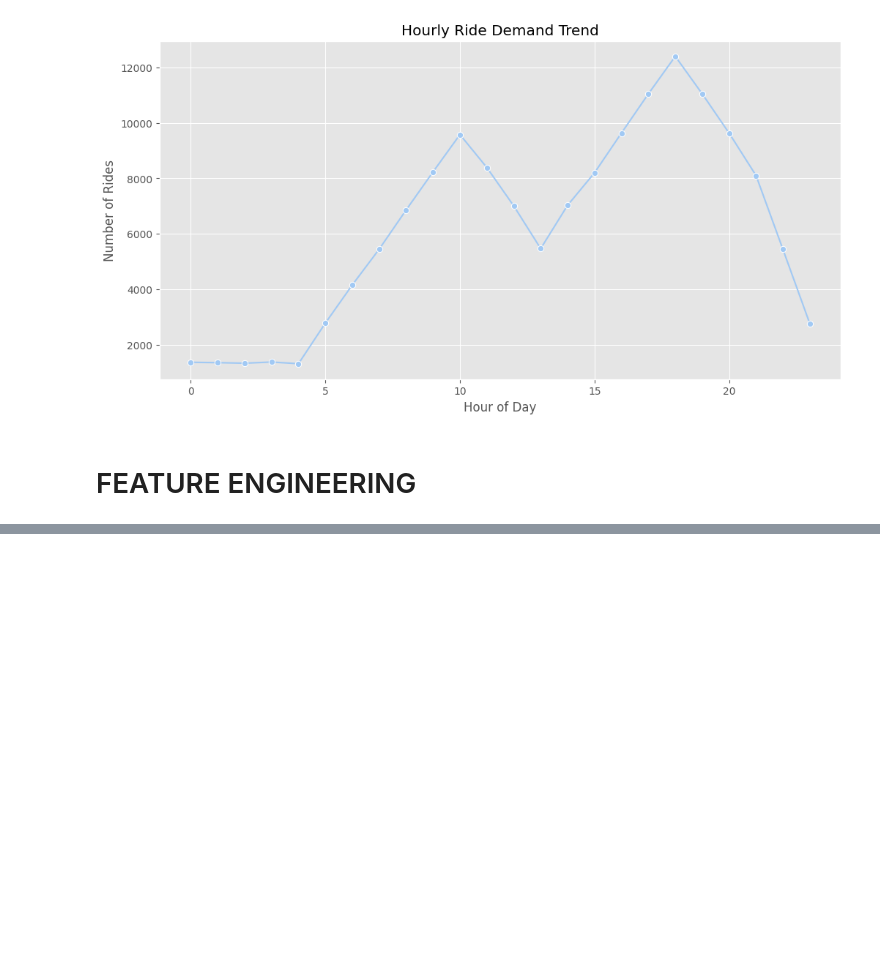
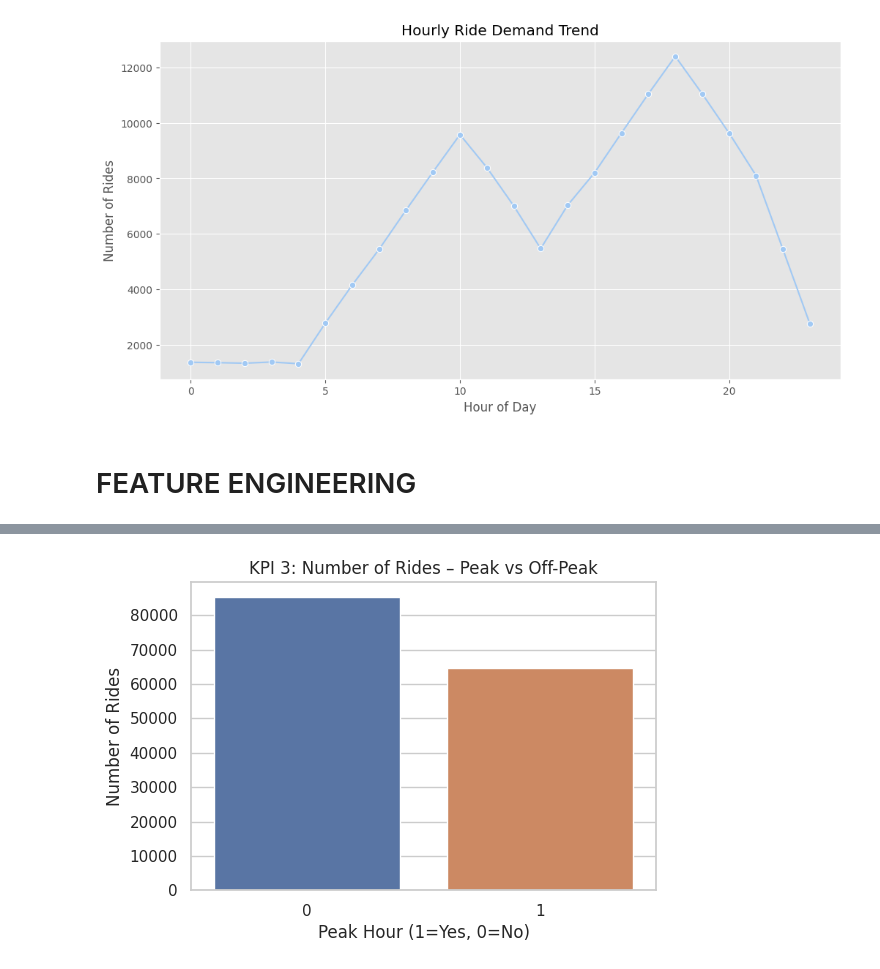
Before and after one commit to EZZY619/kaggle-notebooks-portfolio, a Jupyter notebook: uberdataset.ipynb, the cells around one changed output, grey strips where cells are left out. Saved outputs shown, nothing was run; the diff lists cells and outputs as text; code cells hidden in the pictures; blank space fills up the shorter version.

```diff
--- a/uberdataset.ipynb
+++ b/uberdataset.ipynb
@@ -403,0 +419,13 @@ plt.show()
+# %%
+# Peak vs Off-Peak Rides
+plt.figure(figsize=(6,4))
+sns.countplot(
+    x="Peak_Hour",
+    data=df
+)
+plt.title("KPI 3: Number of Rides – Peak vs Off-Peak")
+plt.xlabel("Peak Hour (1=Yes, 0=No)")
+plt.ylabel("Number of Rides")
+plt.show()
+# %% [output]
+[figure, added]
```
Also changed, not shown: parts of 6 cells of this notebook.
